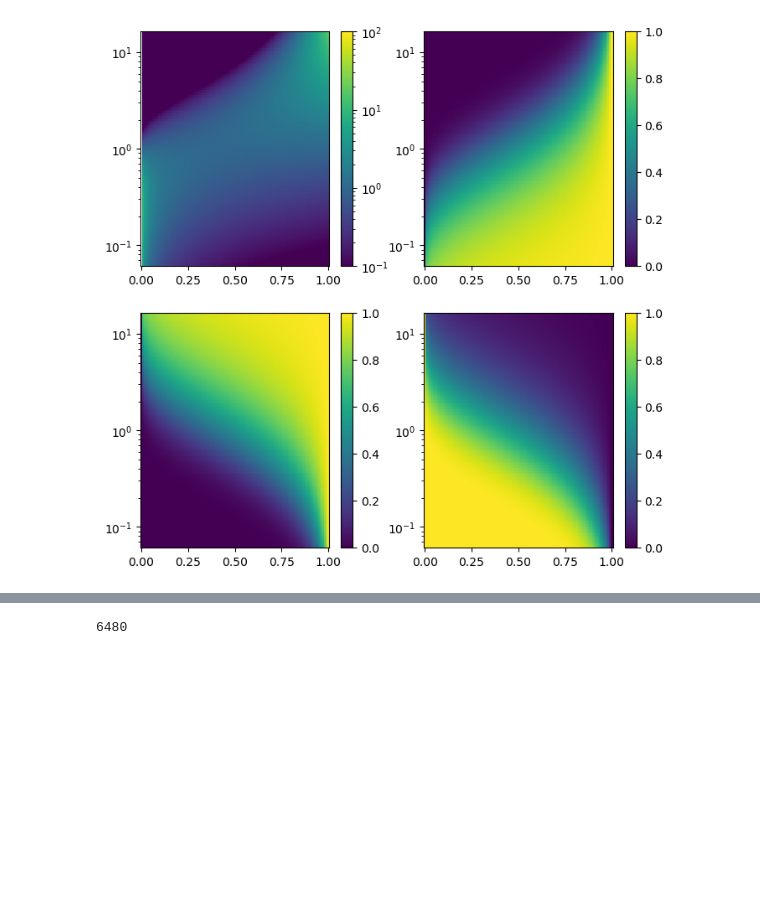
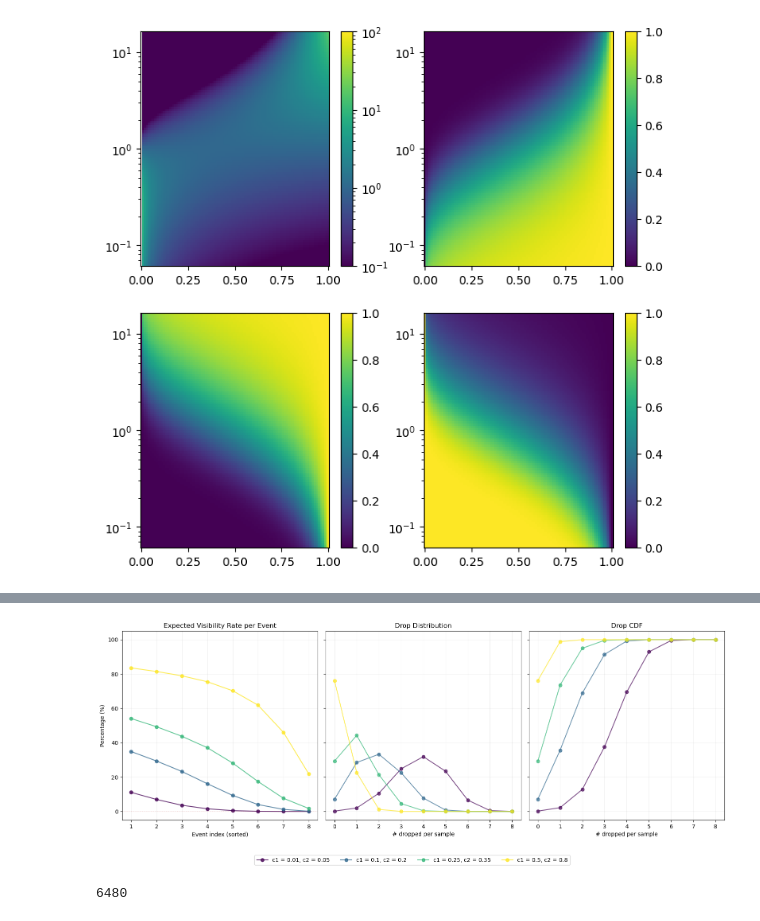
Before and after one commit to jthuemmel/thesis, a Jupyter notebook: simplify.ipynb, the cells around one changed output, grey strips where cells are left out. Saved outputs shown, nothing was run; the diff lists cells and outputs as text; code cells hidden in the pictures; blank space fills up the shorter version.

```diff
--- a/simplify.ipynb
+++ b/simplify.ipynb
@@ -26,0 +28,9 @@ fm = ForecastMasking(world)
+# %%
+
+B = 8
+components = [[1., 0.3, 10., 10.], [10., 0.3, 1., 1.]]
+alphas = [0.1, 0.31, 1., 10.]
+
+mm = MaskingMixture(world, event_cfg = {"alphas": alphas}, rate_cfg={'src': {'min': 0.05, "max": 0.25}, 'tgt': {'min': 0.4, "max": 0.8}})
+
+src, tgt = mm(B)
@@ -267,3 +353,92 @@ plt.show()
+# %%
+
+# Configuration
+world = WorldConfig(field_sizes={"v": 9, "t": 48, "h": 64, "w": 120},
+                    patch_sizes={'vv': 1, 'tt': 6, 'hh': 8, 'ww': 8},
+                    batch_size=1)
+
+event_id = 1
+T = world.token_shape[event_id]
+N = world.num_tokens // T
+num_samples = 1000
+
+mm = BinaryMasking(
+        world = world,
+        event_cfg={"v": 1., "t": 1., "h": 10, "w": 10},
+        rate_cfg = {}
+        )
+
+#rates = [(1., 2.,), (1., 0.2), (0.5, 1.,), (0.5, 2), (0.5, 0.1)] #torch.logspace(-1, 1, 5)# [0.1, 0.2, 0.3, 0.4, 0.5, 0.6, 0.7, 1.]
+rates = [(0.01, 0.05), (0.1, 0.2), (0.25, 0.35), (0.5, 0.8)]
+
+grid = torch.tensor([0.1, 0.31, 1., 3.1, 10])
+w = torch.ones(num_samples, len(grid))
+
+colors = cm.viridis(torch.linspace(0, 1, len(rates)))
+
+# Set sharey=True so both plots use the same Y-axis scale
+fig, (ax1, ax2, ax3) = plt.subplots(1, 3, figsize=(16, 6), sharey=True)
+
+# To store handles for a single legend
+legend_handles = []
+
+for i, (c1_val, c2_val) in enumerate(rates):
+    #indices = torch.multinomial(w, 3, replacement=True)
+    #alpha = grid[indices]
+    mm.rate_cfg = {'min': c1_val, 'max': c2_val}
+    srcs = []
+    for n in range(num_samples):
+        #mm.event_cfg = {"v": alpha[n, 0], "t": alpha[n, 1], "h": alpha[n, 2], "w": alpha[n, 2]}
+        src = mm((1,))
+        src = src.squeeze().nonzero()
+        sm = torch.unravel_index(src, world.token_shape)[event_id].squeeze().bincount(minlength=T) / N
+        srcs.append(sm)
+
+    srcs = torch.stack(srcs)
+    rsrc_mm = srcs.sort(dim=1, descending=True).values
+    src_dropped = (srcs == 0).sum(1).bincount(minlength=T + 1) / (num_samples / 100)
+
+    # --- Subplot 1: Visibility Rates ---
+    l1, = ax1.plot(torch.arange(T), rsrc_mm.mean(dim=0) * 100, 'o-', color=colors[i], alpha=0.8)
+
+    # --- Subplot 2: Drop Distribution ---
+    ax2.plot(src_dropped, 'o-', color=colors[i], alpha=0.7)
+
+    # --- Subplot 3: Drop CDF ---
+    ax3.plot(src_dropped.cumsum(0), 'o-', color=colors[i], alpha=0.7)
+
+    # Store one handle per c1 value for the shared legend
+    legend_handles.append(l1)
+
+# Formatting Subplot 1
+ax1.set_title('Expected Visibility Rate per Event')
+ax1.set_xlabel('Event index (sorted)')
+ax1.set_ylabel('Percentage (%)')
+ax1.axhline(0, color='red', linestyle=':', alpha=0.1)
+ax1.set_xticks(torch.arange(T))
+ax1.set_xticklabels([f'{i+1}' for i in range(T)])
+ax1.grid(alpha=0.2)
+
+# Formatting Subplot 2
+ax2.set_title('Drop Distribution')
+ax2.set_xlabel('# dropped per sample')
+ax2.grid(alpha=0.2)
+# Formatting Subplot 3
+ax3.set_title('Drop CDF')
+ax3.set_xlabel('# dropped per sample')
+ax3.grid(alpha=0.2)
+
+# Create a single shared legend at the bottom
+fig.legend(legend_handles, [f'c1 = {c1}, c2 = {c2}' for c1, c2 in rates],
+           loc='lower center', ncol=len(rates), bbox_to_anchor=(0.5, -0.05))
+
+plt.tight_layout()
+# Adjust layout to make room for the bottom legend
+plt.subplots_adjust(bottom=0.15)
+#plt.savefig('multinomial_drop_rates.png')
+plt.show()
+# %% [output]
+[figure, added]
 # %%
 network = NetworkConfig(dim=512, num_latents=32, num_layers=12, num_tails=4, use_checkpoint=False, dim_in=256, dim_coords=64,
                         wavelengths=[(1,8),(1,8),(1,64),(1,128)])
```
Also changed, not shown: parts of 14 cells of this notebook, 1 other file.
